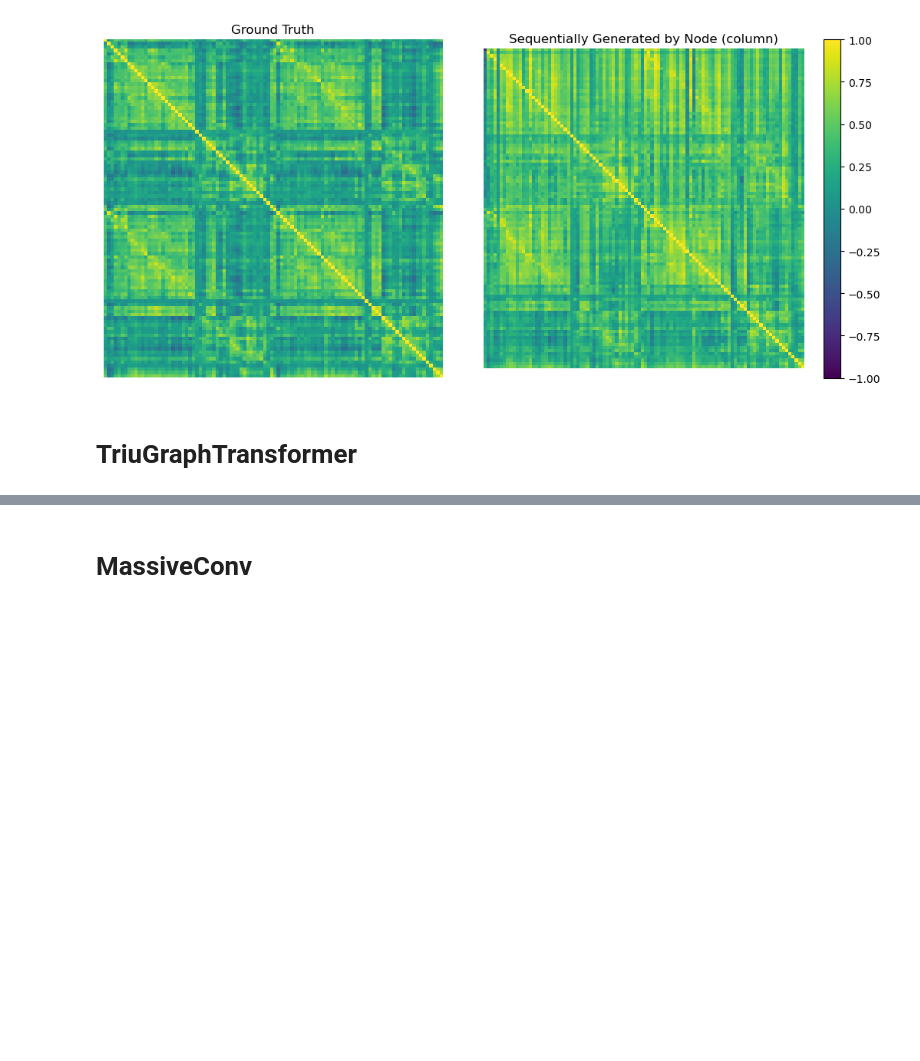
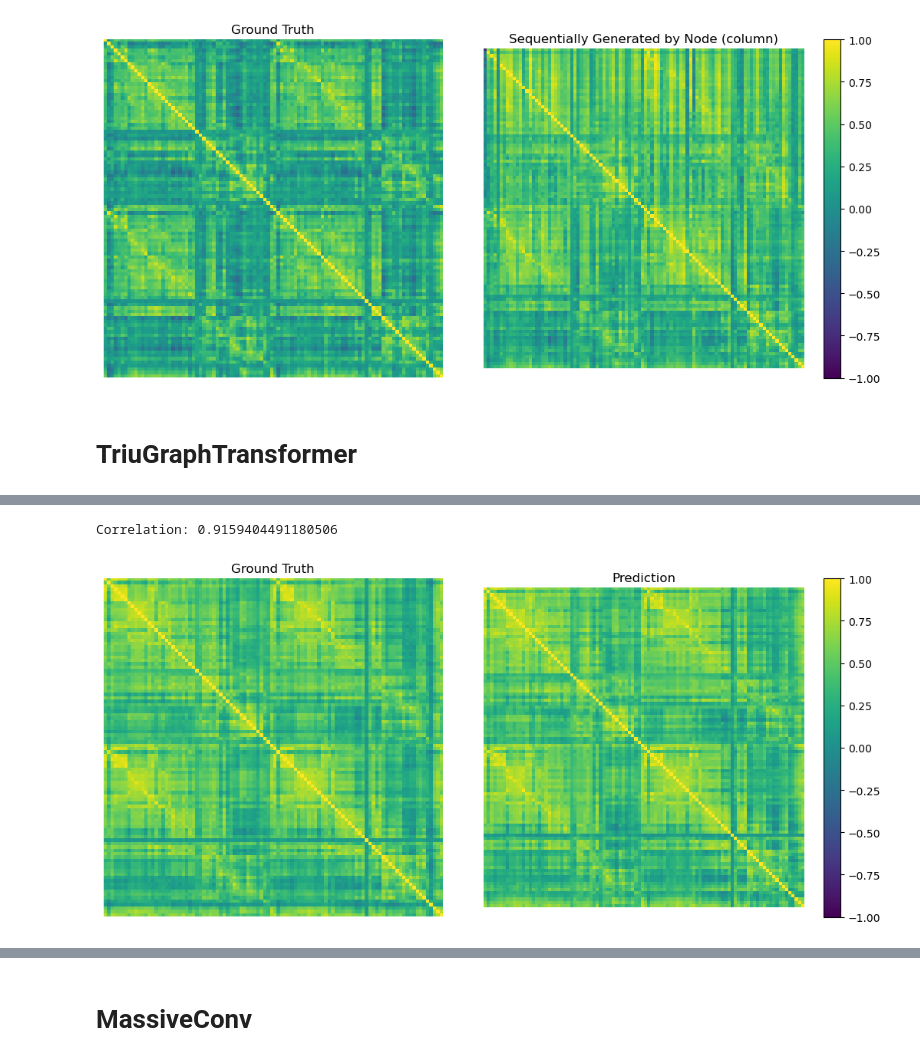
Before and after one commit to fyzeen/NeuroTranslate, a Jupyter notebook: SurfToNetmat/LocalTransformerTests/_FyzTests/model_diagnostics2.ipynb, the cells around one changed output, grey strips where cells are left out. Saved outputs shown, nothing was run; the diff lists cells and outputs as text; code cells hidden in the pictures; blank space fills up the shorter version.

```diff
--- a/SurfToNetmat/LocalTransformerTests/_FyzTests/model_diagnostics2.ipynb
+++ b/SurfToNetmat/LocalTransformerTests/_FyzTests/model_diagnostics2.ipynb
@@ -42,7 +42,7 @@ def show_netmats(data1, data2, netmat_dim=100):
     axes[0].axis("off")
 
     plot2=axes[1].imshow(img2, vmin=-1, vmax=1)
-    axes[1].set_title('Sequentially Generated by Edge (cell)')
+    axes[1].set_title('Prediction')
     axes[1].axis("off")
 
     fig.colorbar(plot2)
@@ -2733,0 +4354,6 @@ plt.imshow(make_netmat(test_pred[1, :]), vmin=-1, vmax=1)
+# %%
+# TEST
+show_subj_hemi(train_Target, train_pred, 100)
+# %% [output]
+Correlation: 0.9159404491180506
+[figure, added]
```
Also changed, not shown: parts of 19 cells of this notebook, 9 other files.
